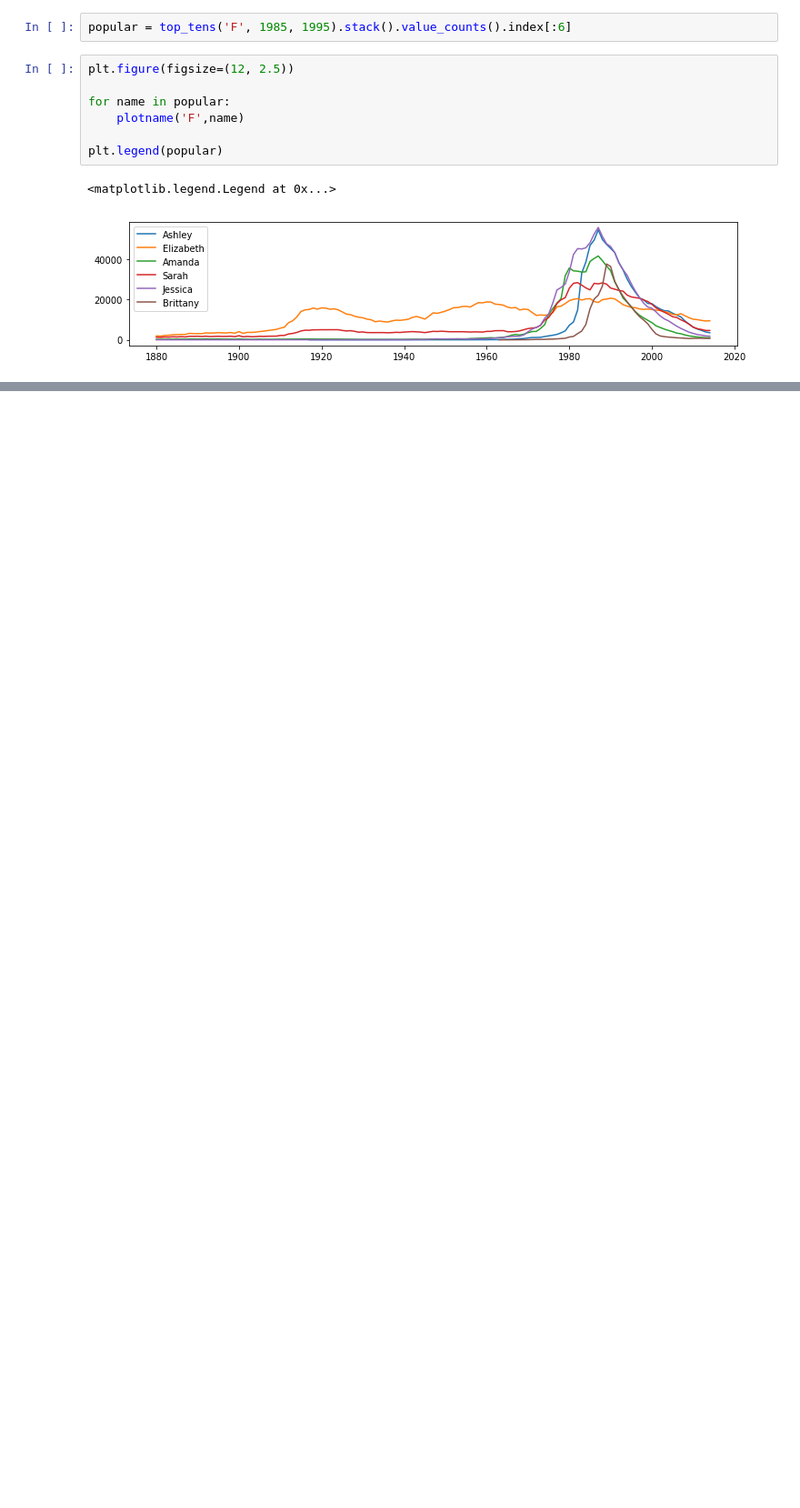
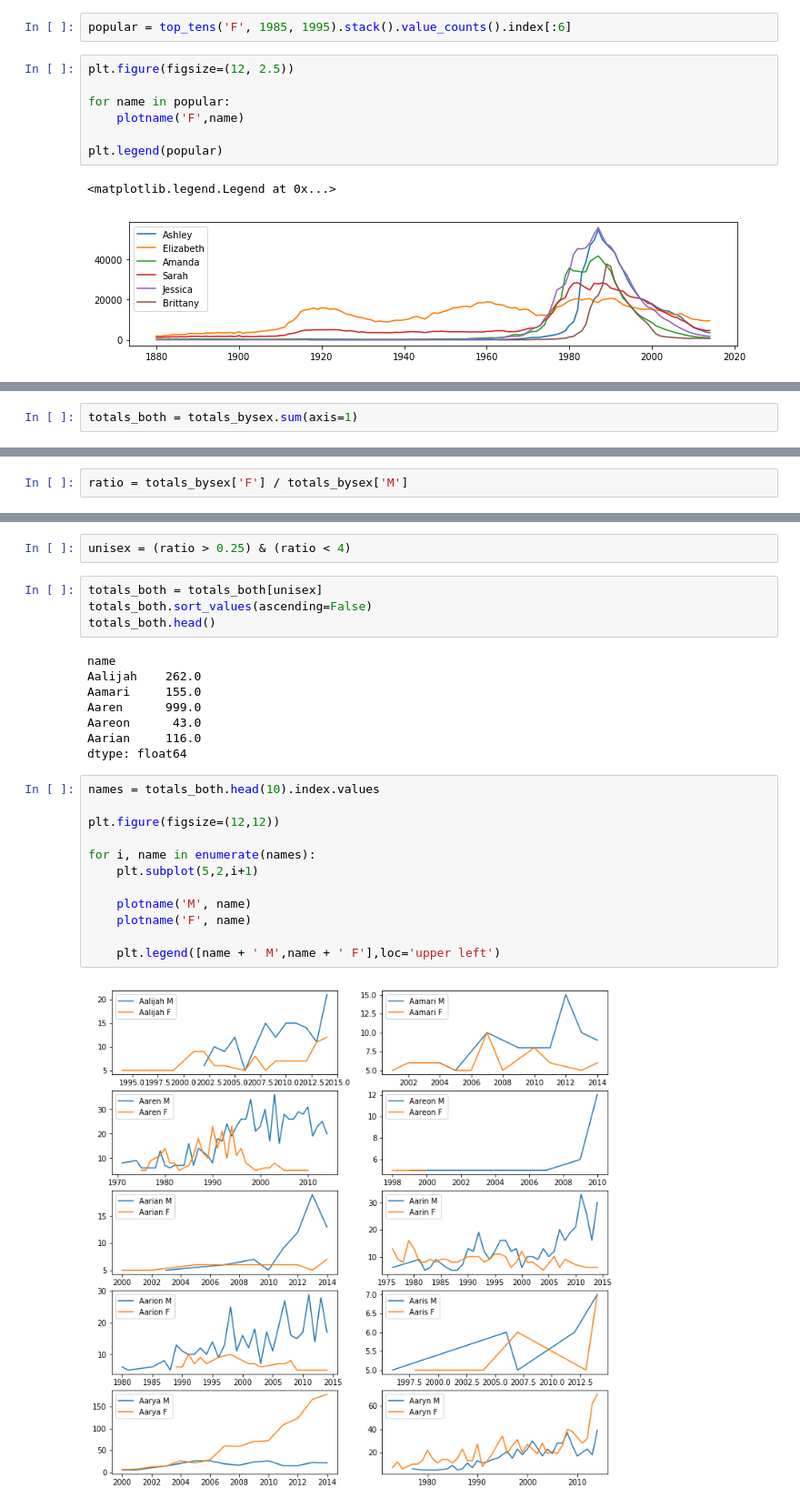
Before and after one commit to 4bic/learn_code, a Jupyter notebook: python:Data Analysis/baby names in panda.ipynb, the cells around one changed output, grey strips where cells are left out. Shown: that part at 91% size. Cells and saved outputs as stored; diff of their text form; blank space fills up the shorter version.

```diff
--- a/python:Data Analysis/baby names in panda.ipynb
+++ b/python:Data Analysis/baby names in panda.ipynb
@@ -406,0 +542,2 @@ plt.legend(popular)
+# %%
+totals_both = totals_bysex.sum(axis=1)
@@ -406,0 +554,2 @@ plt.legend(popular)
+# %%
+ratio = totals_bysex['F'] / totals_bysex['M']
@@ -406,0 +576,28 @@ plt.legend(popular)
+# %%
+unisex = (ratio > 0.25) & (ratio < 4)
+# %%
+totals_both = totals_both[unisex]
+totals_both.sort_values(ascending=False)
+totals_both.head()
+# %% [output]
+name
+Aalijah    262.0
+Aamari     155.0
+Aaren      999.0
+Aareon      43.0
+Aarian     116.0
+dtype: float64
+# %%
+names = totals_both.head(10).index.values
+
+plt.figure(figsize=(12,12))
+
+for i, name in enumerate(names):
+    plt.subplot(5,2,i+1)
+
+    plotname('M', name)
+    plotname('F', name)
+
+    plt.legend([name + ' M',name + ' F'],loc='upper left')
+# %% [output]
+[figure, added]
```
Also changed, not shown: parts of 18 cells of this notebook.
